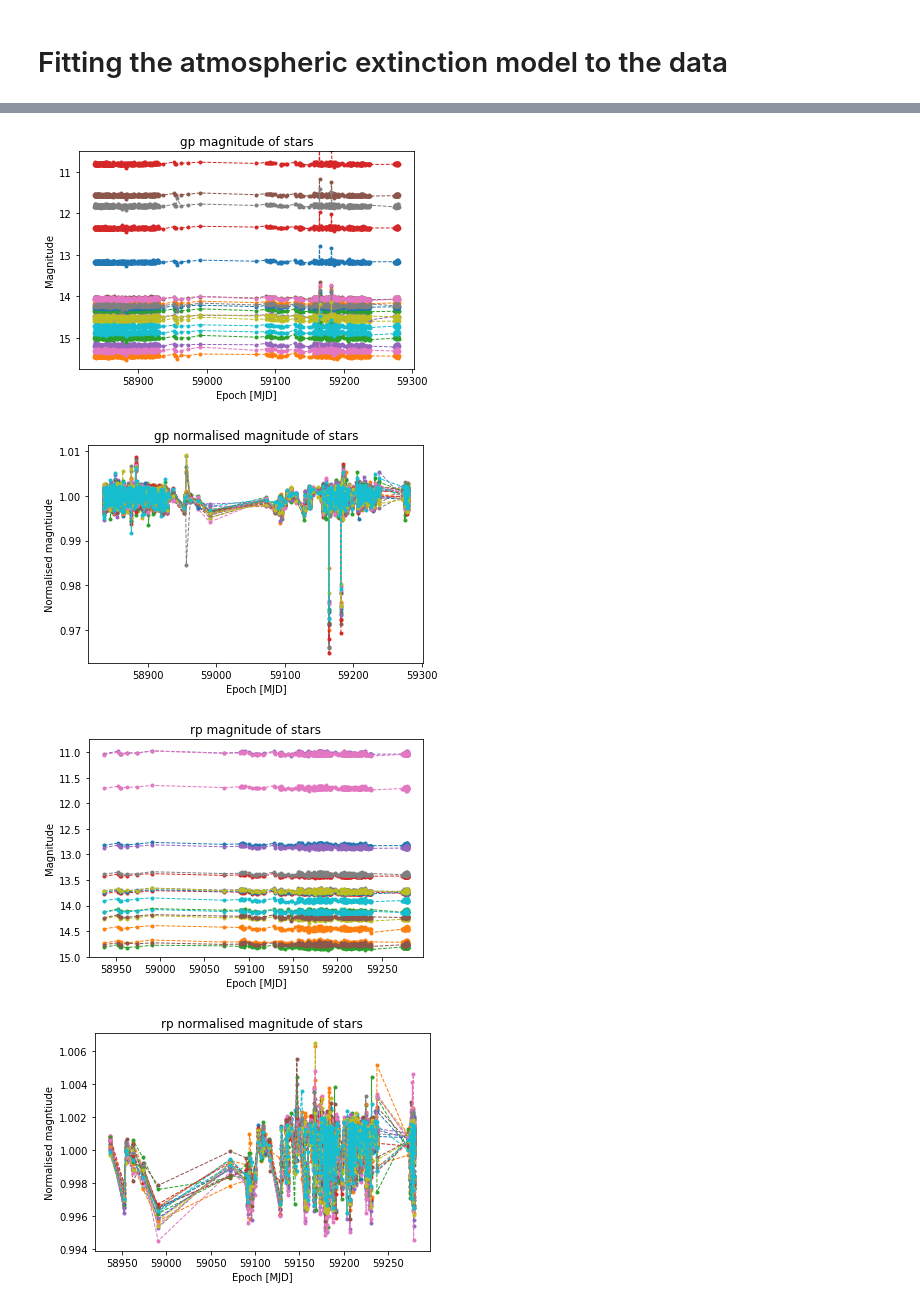
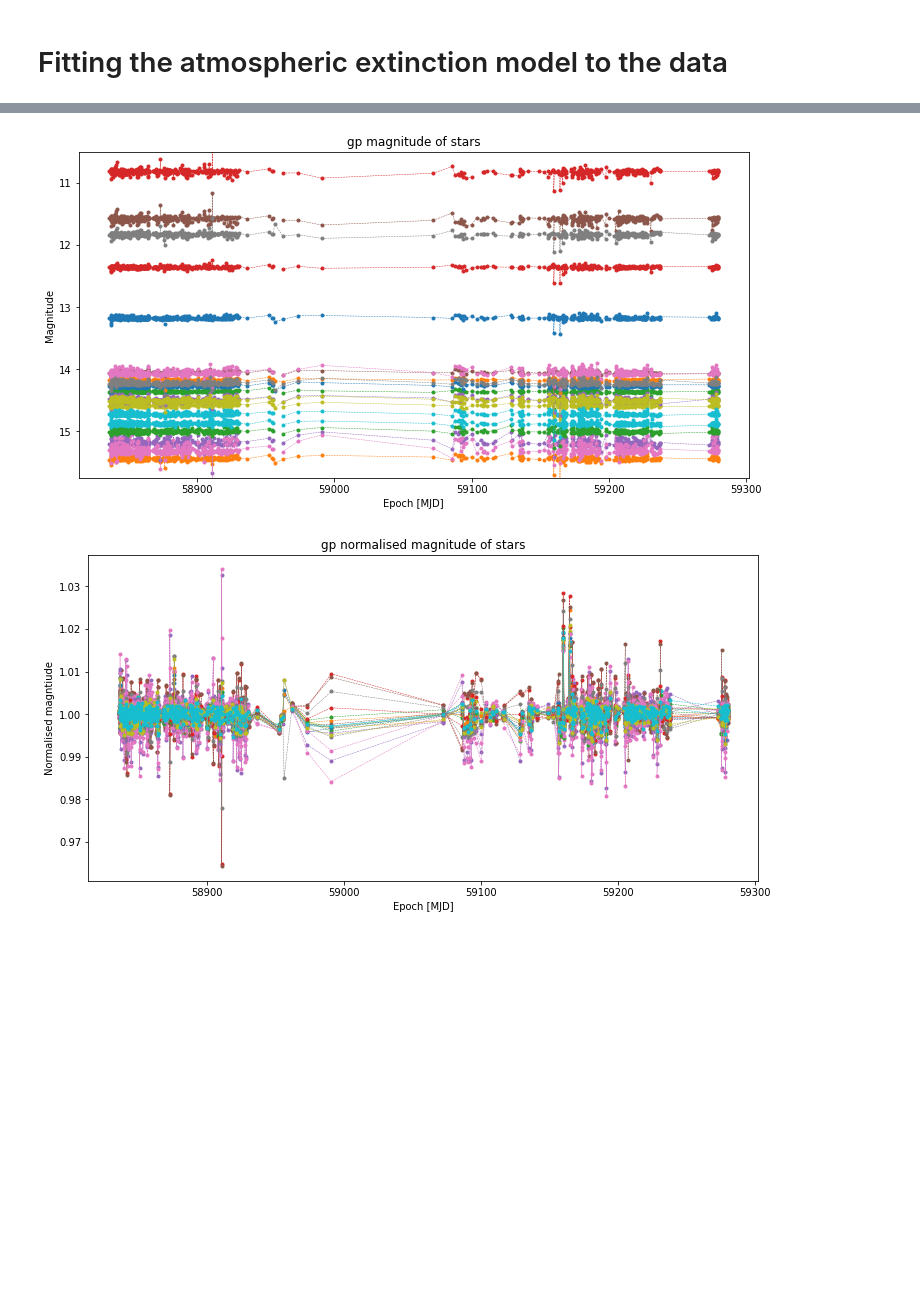
Before and after one commit to BartOuwehand/BRPJ0600, a Jupyter notebook: testfile4.ipynb, the cells around one changed output, grey strips where cells are left out. Cells and saved outputs as stored; diff of their text form; code cells hidden in the pictures; blank space fills up the shorter version.

```diff
--- a/testfile4.ipynb
+++ b/testfile4.ipynb
@@ -290,7 +290,6 @@ for f in filt2:
     print (popt)
     print (pcov)
 
-    plt.figure(figsize=(8,6))
     plt.scatter(gaia_mag[f],mmx[f]+popt,c='b')
     plt.plot(x,x)
     plt.show()
@@ -308,11 +307,11 @@ print (gaia_mag[f])
 # %%
 from scipy import optimize
 
-def mag(mx, a0, a1, a2, a3):#, a4, a5, a6):
+def mag(mx, a0, a1, a2, a3):#, a4):#, a5, a6):
     #a0, a1, a2 = params
     #a0, a1 = params
 
-    return mx + a0 + a1*X + a2*c + a3*c*X #+ a4*c**2 +a5*c**3 + a6*c**4 #+ ....
+    return mx + a0 + a1*X + a2*c + a3*c*X# + a4*c**2 #+a5*c**3 + a6*c**4 #+ ....
 
 
 fit_result = {}
@@ -329,8 +328,8 @@ for f in filt2:
 
         #popt, pcov = optimize.curve_fit(mag,F, gaia_mag[f][nonNaN], p0=[27,0.1,],
         #                                bounds=((0,0),(50,10)))
-        popt, pcov = optimize.curve_fit(mag,M, gaia_mag[f][nonNaN], p0=[27,0.1,1e-3,0.1],
-                                        bounds=((0,0,0,0),(50,1,1,1)))
+        popt, pcov = optimize.curve_fit(mag,M, gaia_mag[f][nonNaN], p0=[27,0.1,0.1,0.1],
+                                        bounds=((0,-10,-10,-10),(50,10,10,10)))
 
 
         #print (mag_min(res.x,flux))
@@ -383,29 +384,26 @@ for f in filt2:
 # %%
 #for f in filt2:
 #    plt.figure(figsize=(8,8))
 #    plt.scatter(mmag[f],gaia_mag[f])
-tmp = {'gp':[15.75,10.5],'rp':[15,10.75]}
+tmp = [15.75,10.5]
 
-
-for f in filt2:
-    plt.figure(figsize=(6,4))
-    plt.plot(epoch[f],magnitude[f], linestyle='dashed',linewidth=1,marker='.')#,label=s)
-    #plt.legend(bbox_to_anchor=(1, 1), loc='upper left')
-    plt.title(f+" magnitude of stars")
-    plt.xlabel("Epoch [MJD]")
-    plt.ylabel("Magnitude")
-    plt.axis(ymin=tmp[f][0], ymax=tmp[f][1])#,xmax=58950)
-    plt.show()
-    plt.figure(figsize=(6,4))
-    plt.plot(epoch[f],magnitude[f]/mmag[f], linestyle='dashed',linewidth=1,marker='.')#,label=s)
-    #plt.legend(bbox_to_anchor=(1, 1), loc='upper left')
-    plt.title(f+" normalised magnitude of stars")
-    plt.xlabel("Epoch [MJD]")
-    plt.ylabel("Normalised magntiude")
-    #plt.axis(ymin=tmp[f][0], ymax=tmp[f][1])#,xmax=58950)
-    plt.show()
+f = 'gp'
+plt.figure(figsize=(12,6))
+plt.plot(epoch[f],magnitude[f], linestyle='dashed',linewidth=0.5,marker='.')#,label=s)
+#plt.legend(bbox_to_anchor=(1, 1), loc='upper left')
+plt.title(f+" magnitude of stars")
+plt.xlabel("Epoch [MJD]")
+plt.ylabel("Magnitude")
+plt.axis(ymin=tmp[0], ymax=tmp[1])#,xmax=58950)
+plt.show()
+plt.figure(figsize=(12,6))
+plt.plot(epoch[f],magnitude[f]/mmag[f], linestyle='dashed',linewidth=0.5,marker='.')#,label=s)
+#plt.legend(bbox_to_anchor=(1, 1), loc='upper left')
+plt.title(f+" normalised magnitude of stars")
+plt.xlabel("Epoch [MJD]")
+plt.ylabel("Normalised magntiude")
+#plt.axis(ymin=tmp[f][0], ymax=tmp[f][1])#,xmax=58950)
+plt.show()
 # %% [output]
-[figure, old version]
+[figure, new version]
-[figure, old version]
+[figure, new version]
-[figure, removed]
-[figure, removed]
```
Also changed, not shown: parts of 10 cells of this notebook.
